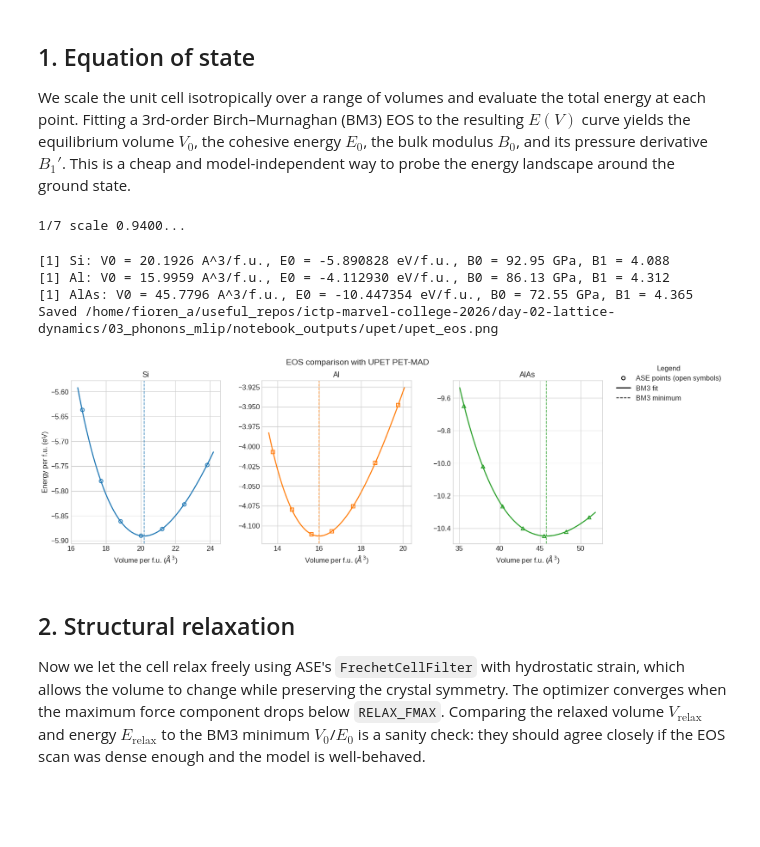
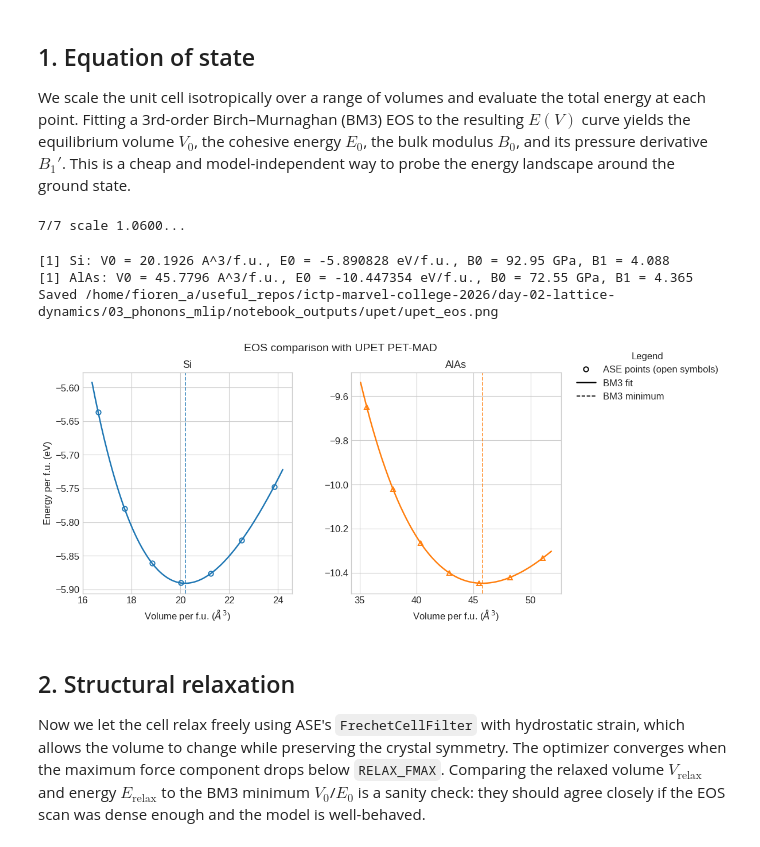
Before and after one commit to soumyajyotih/ictp-marvel-college-2026, a Jupyter notebook: day-02-lattice-dynamics/03_phonons_mlip/day2_mlip_ase_eos_relax_phonons.ipynb, the cells around one changed output. Saved outputs shown, nothing was run; the diff lists cells and outputs as text; code cells hidden in the pictures; blank space fills up the shorter version.

```diff
--- a/day-02-lattice-dynamics/03_phonons_mlip/day2_mlip_ase_eos_relax_phonons.ipynb
+++ b/day-02-lattice-dynamics/03_phonons_mlip/day2_mlip_ase_eos_relax_phonons.ipynb
@@ -34,16 +32,12 @@ plt.style.use("seaborn-v0_8-whitegrid")
 # %% [markdown]
 ### Model
 # %%
-MODEL_KEY = "upet"  # change to "mace", "qe" for QE pw.x, or "upet" for UPET PET-MAD
+MODEL_KEY = "upet"
 MODEL_LABELS = {
     "upet": "UPET PET-MAD",
-    "mace": "MACE MP-0b2-large",
-    "qe": "Quantum Espresso pw.x",
 }
 MODEL_VERSION = {
     "upet": "pet-mad-s",
-    "mace": "large-0b2",
-    "qe": "7.5.0",
 }
 # %% [markdown]
 ### Calculation parameters
@@ -51,22 +45,18 @@ MODEL_VERSION = {
 EOS_SCALE_MIN = 0.94
 EOS_SCALE_MAX = 1.06
 EOS_POINTS = 7
-RELAX_FMAX = 0.001
+RELAX_FMAX = 0.005
 RELAX_STEPS = 100
-PHONON_SUPERCELL = (4,4,4)
-PHONON_DELTA = 0.01
+PHONON_SUPERCELL = (4,4,4) # Increase supercell size for better convergence of phonon frequencies. E.g. (5,5,5)
+PHONON_DELTA = 0.005
 PHONON_NPOINTS = 120
 OUTPUT_DIR = ROOT / "notebook_outputs" / MODEL_KEY
 OUTPUT_DIR.mkdir(parents=True, exist_ok=True)
 
 structures = {
     "Si": bulk("Si", "diamond", a=5.43, cubic=False),
-    "Al": bulk("Al", "fcc", a=4.05, cubic=False),
-    # "NaCl": bulk("NaCl", "rocksalt", a=5.64, cubic=False),
     "AlAs": bulk("AlAs", "zincblende", a=5.556, cubic=False)
 }
-
-PW_X_PATH = Path("/<path_to_qe>/bin/pw.x")
 # %% [markdown]
 ## Helper functions
 # %%
@@ -174,10 +115,10 @@ from matplotlib.lines import Line2D
 
 eos_results = {}
 
-fig, axes = plt.subplots(1, 3, figsize=(18.0, 5.0))
+fig, axes = plt.subplots(1, 2, figsize=(12.0, 5.0))
 fig.subplots_adjust(right=0.82, wspace=0.28)
 colors = plt.rcParams["axes.prop_cycle"].by_key()["color"]
-markers = {"Si": "o", "Al": "s", "NaCl": "^","AlAs": "^"}
+markers = {"Si": "o", "AlAs": "^"}
 
 for idx, (ax, (name, atoms0)) in enumerate(zip(axes, structures.items())):
     scale_values = np.linspace(EOS_SCALE_MIN, EOS_SCALE_MAX, EOS_POINTS)
@@ -188,8 +129,6 @@ for idx, (ax, (name, atoms0)) in enumerate(zip(axes, structures.items())):
         print(f"{i+1}/{len(scale_values)} scale {scale:.4f}...", end="\r")
         atoms = atoms0.copy()
         atoms.set_cell(atoms.cell * scale, scale_atoms=True)
-        if hasattr(calc, 'directory'):
-            calc.directory = Path(f"./qe_out_{name.lower()}_eos/scale_{i+1:02d}")
         atoms.calc = calc
         volumes_total.append(float(atoms.get_volume()))
         energies_total.append(float(atoms.get_potential_energy()))
@@ -232,36 +171,35 @@ for idx, (ax, (name, atoms0)) in enumerate(zip(axes, structures.items())):
         markeredgecolor=color,
         markeredgewidth=1.4,
         markersize=6,
     )
     ax.plot(volume_fit, energy_fit, color=color, linewidth=1.8)
     ax.axvline(V0, color=color, linestyle="--", linewidth=1.2, alpha=0.85)
 
     ax.set_title(name, fontsize=13)
     ax.set_xlabel(r"Volume per f.u. ($\AA^3$)", fontsize=12)
     ax.tick_params(axis="both", labelsize=12)
 
     print(f"[1] {name}: V0 = {V0:.4f} A^3/f.u., E0 = {E0:.6f} eV/f.u., B0 = {B0 * 160.21766208:.2f} GPa, B1 = {B1:.3f}")
 
 axes[0].set_ylabel(r"Energy per f.u. (eV)", fontsize=12)
 
 eos_handles = [
     Line2D([0], [0], marker="o", linestyle="none", color="k", markerfacecolor="none", markeredgecolor="k", markeredgewidth=1.4, markersize=6, label="ASE points (open symbols)"),
     Line2D([0], [0], linestyle="-", color="k", linewidth=1.8, label="BM3 fit"),
     Line2D([0], [0], linestyle="--", color="k", linewidth=1.2, label="BM3 minimum"),
 ]
 fig.legend(handles=eos_handles, loc="upper left", bbox_to_anchor=(0.83, 0.98), fontsize=12, title="Legend", title_fontsize=12)
 fig.suptitle(f"EOS comparison with {MODEL_LABELS[MODEL_KEY]}", fontsize=14)
 
 eos_plot_path = OUTPUT_DIR / f"{MODEL_KEY}_eos.png"
 fig.savefig(eos_plot_path, dpi=220)
 print(f"Saved {eos_plot_path}")
 # %% [output]
-1/7 scale 0.9400...
+7/7 scale 1.0600...
 [1] Si: V0 = 20.1926 A^3/f.u., E0 = -5.890828 eV/f.u., B0 = 92.95 GPa, B1 = 4.088
-[1] Al: V0 = 15.9959 A^3/f.u., E0 = -4.112930 eV/f.u., B0 = 86.13 GPa, B1 = 4.312
 [1] AlAs: V0 = 45.7796 A^3/f.u., E0 = -10.447354 eV/f.u., B0 = 72.55 GPa, B1 = 4.365
 Saved /home/fioren_a/useful_repos/ictp-marvel-college-2026/day-02-lattice-dynamics/03_phonons_mlip/notebook_outputs/upet/upet_eos.png
-[figure, old version]
+[figure, new version]
 # %% [markdown]
 ## 2. Structural relaxation
 
```
Also changed, not shown: parts of 7 cells of this notebook, 2 other files.
